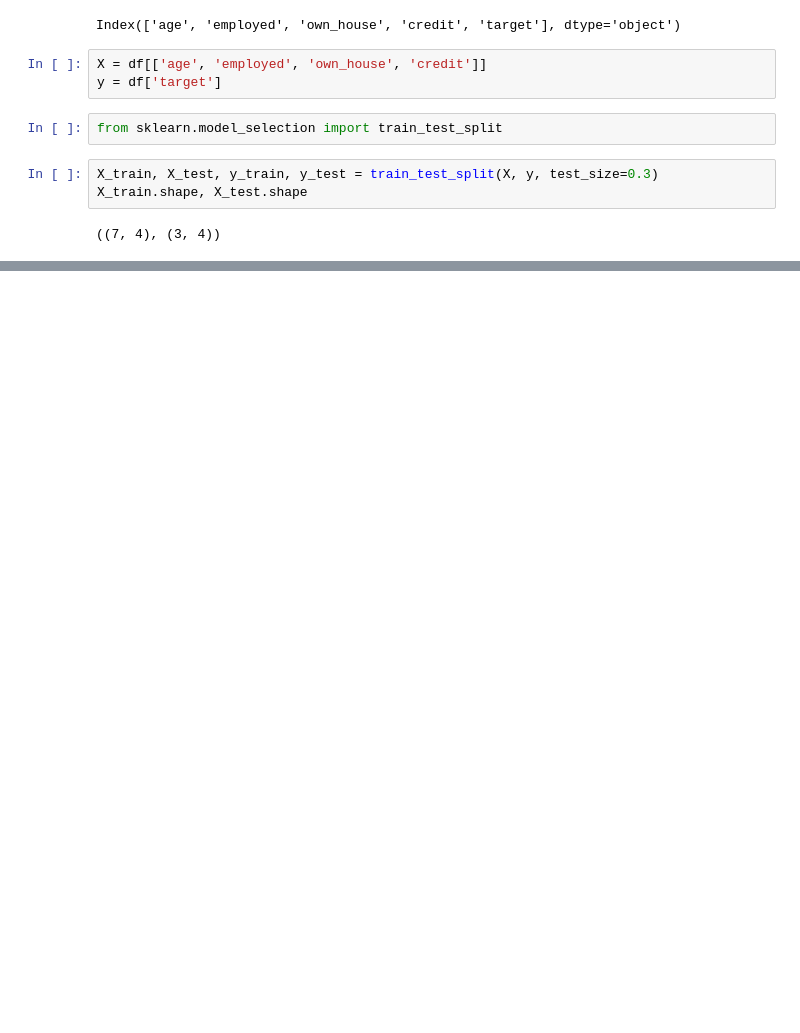
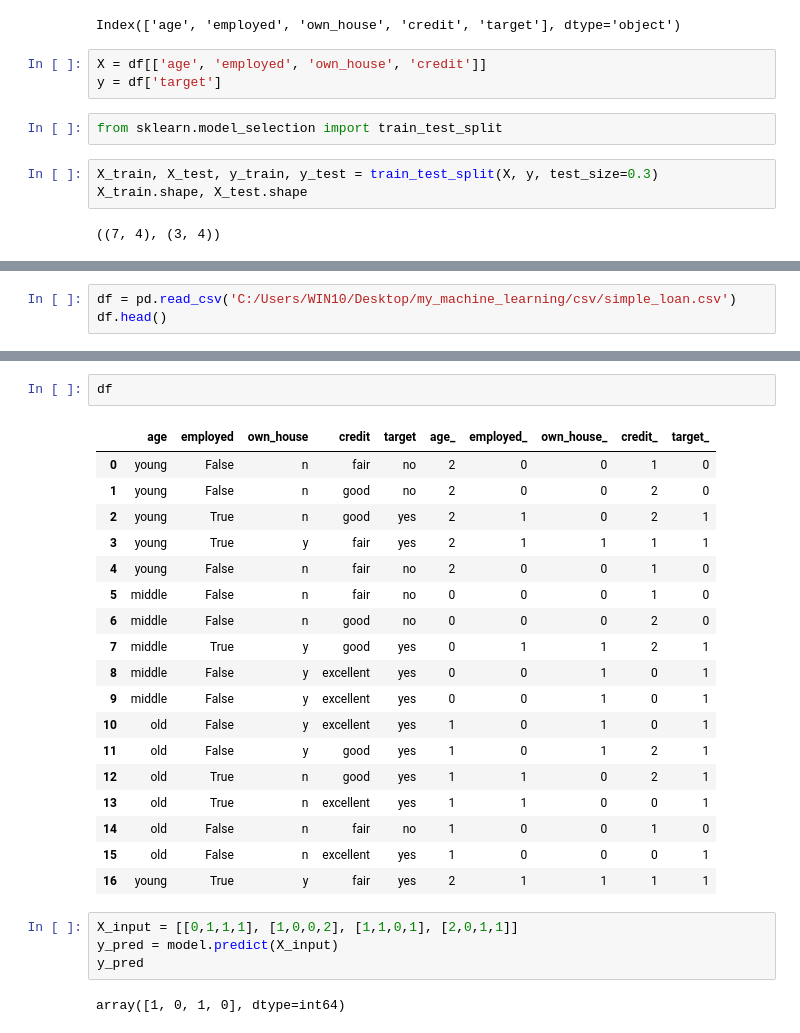
Before and after one commit to aukrit1993/my_machine_learning, a Jupyter notebook: chape_16.ipynb, the cells around one changed output, grey strips where cells are left out. Cells and saved outputs as stored; diff of their text form; blank space fills up the shorter version.

```diff
--- a/chape_16.ipynb
+++ b/chape_16.ipynb
@@ -139,0 +148,3 @@ X_test
+# %%
+df = pd.read_csv('C:/Users/WIN10/Desktop/my_machine_learning/csv/simple_loan.csv')
+df.head()
@@ -139,0 +289,27 @@ X_test
+# %%
+df
+# %% [output]
+|  | age | employed | own_house | credit | target | age_ | employed_ | own_house_ | credit_ | target_ |
+| 0 | young | False | n | fair | no | 2 | 0 | 0 | 1 | 0 |
+| 1 | young | False | n | good | no | 2 | 0 | 0 | 2 | 0 |
+| 2 | young | True | n | good | yes | 2 | 1 | 0 | 2 | 1 |
+| 3 | young | True | y | fair | yes | 2 | 1 | 1 | 1 | 1 |
+| 4 | young | False | n | fair | no | 2 | 0 | 0 | 1 | 0 |
+| 5 | middle | False | n | fair | no | 0 | 0 | 0 | 1 | 0 |
+| 6 | middle | False | n | good | no | 0 | 0 | 0 | 2 | 0 |
+| 7 | middle | True | y | good | yes | 0 | 1 | 1 | 2 | 1 |
+| 8 | middle | False | y | excellent | yes | 0 | 0 | 1 | 0 | 1 |
+| 9 | middle | False | y | excellent | yes | 0 | 0 | 1 | 0 | 1 |
+| 10 | old | False | y | excellent | yes | 1 | 0 | 1 | 0 | 1 |
+| 11 | old | False | y | good | yes | 1 | 0 | 1 | 2 | 1 |
+| 12 | old | True | n | good | yes | 1 | 1 | 0 | 2 | 1 |
+| 13 | old | True | n | excellent | yes | 1 | 1 | 0 | 0 | 1 |
+| 14 | old | False | n | fair | no | 1 | 0 | 0 | 1 | 0 |
+| 15 | old | False | n | excellent | yes | 1 | 0 | 0 | 0 | 1 |
+| 16 | young | True | y | fair | yes | 2 | 1 | 1 | 1 | 1 |
+# %%
+X_input = [[0,1,1,1], [1,0,0,2], [1,1,0,1], [2,0,1,1]]
+y_pred = model.predict(X_input)
+y_pred
+# %% [output]
+array([1, 0, 1, 0], dtype=int64)
```
Also changed, not shown: parts of 37 cells of this notebook.
